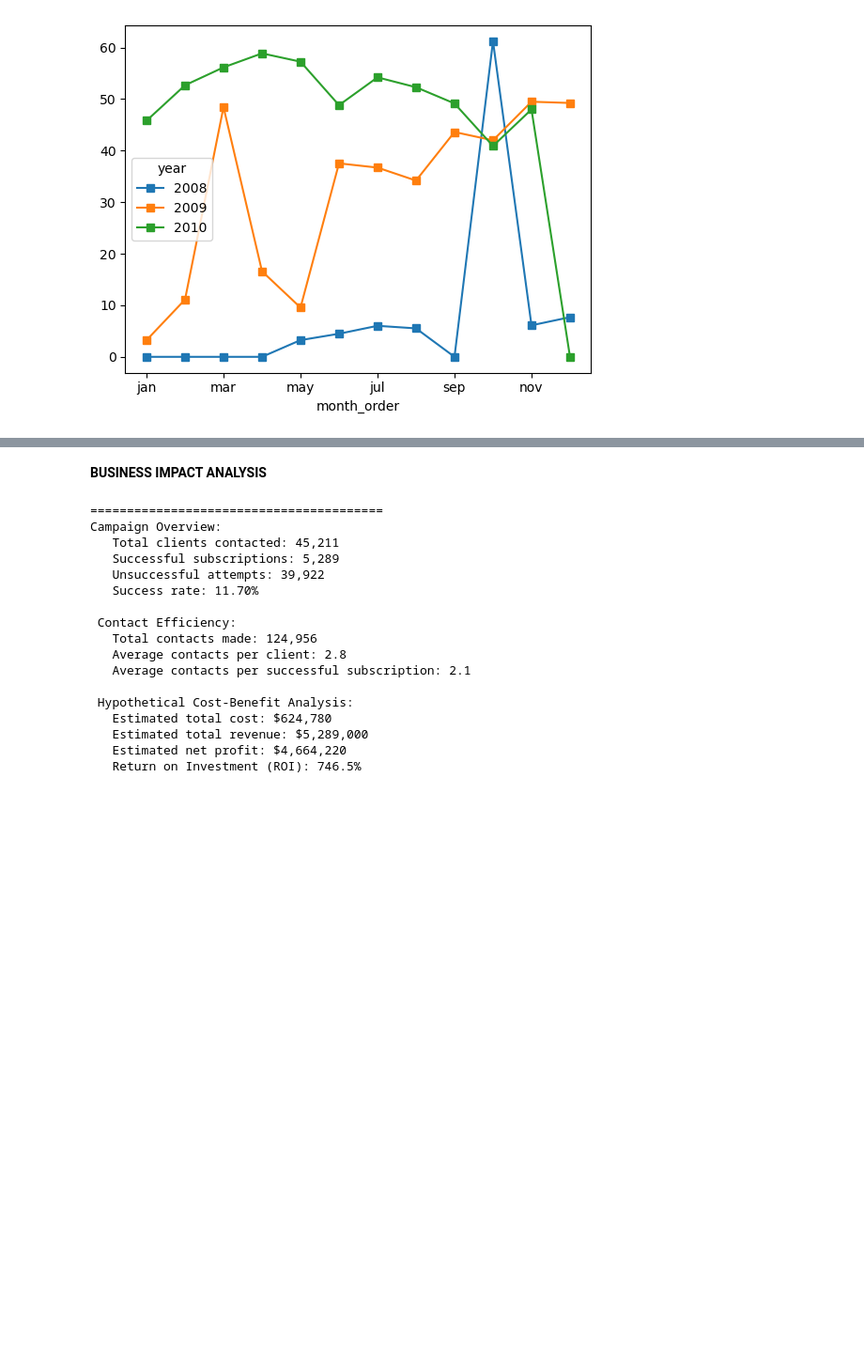
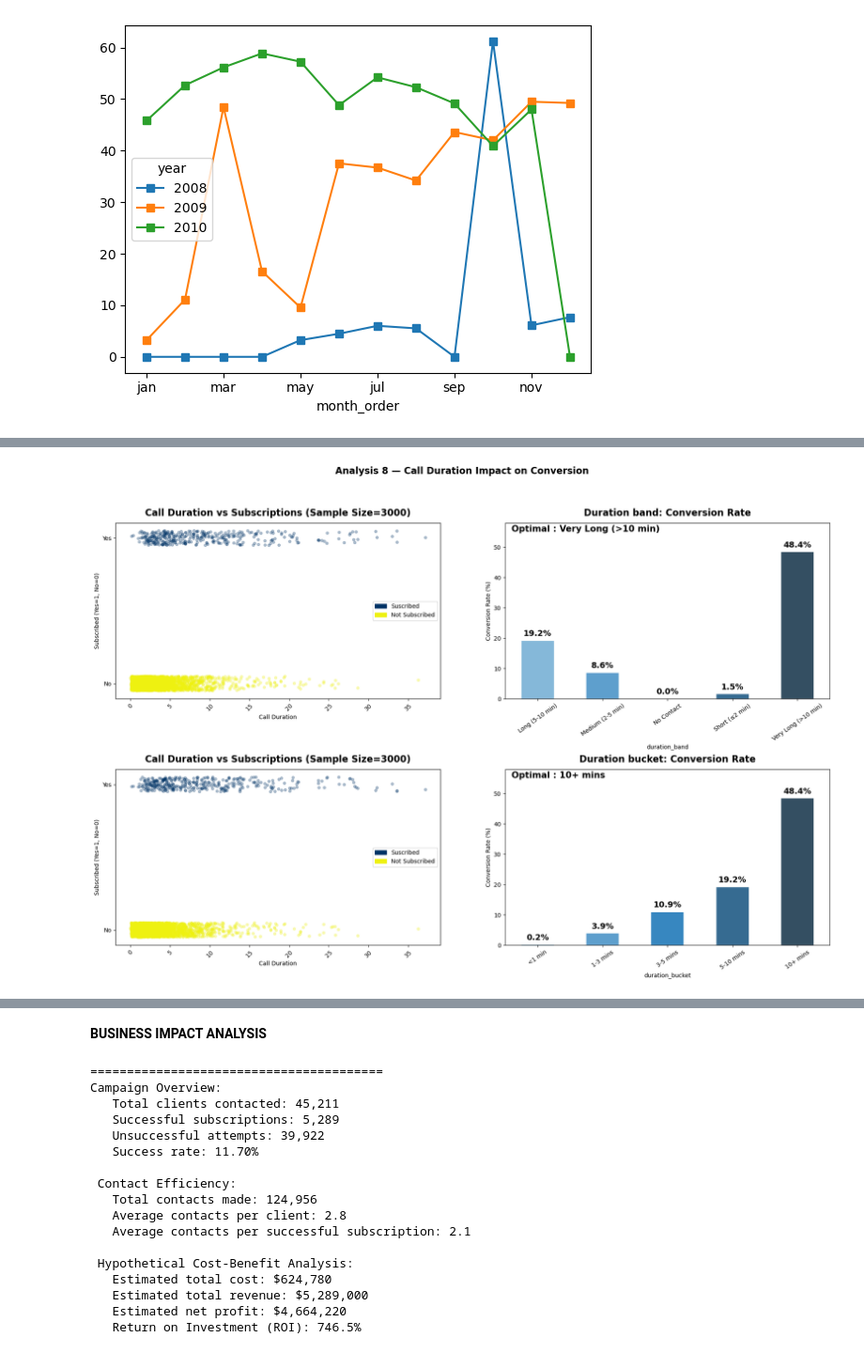
Before and after one commit to annugit1655/Bank-TeleMarketing, a Jupyter notebook: notebooks/02-bivariate-correlation-analysis.ipynb, the cells around one changed output, grey strips where cells are left out. Shown at 94% size. Cells and saved outputs as stored; diff of their text form; code cells hidden in the pictures; blank space fills up the shorter version.

Commit message:
duration_analysis

```diff
--- a/notebooks/02-bivariate-correlation-analysis.ipynb
+++ b/notebooks/02-bivariate-correlation-analysis.ipynb
@@ -726,0 +711,16 @@ By Number of Contacts in Current Campaign:
+# %%
+# Call Duration in Minutes
+data['duration_mins'] = (data['duration'] / 60).round(2)
+
+# Duration Buckets
+data['duration_bucket'] = pd.cut(
+    data['duration'],
+    bins=[0, 60, 180, 300, 600, 99999],
+    labels=['<1 min', '1-3 mins', '3-5 mins', '5-10 mins', '10+ mins']
+)
+duration_conversion = data.groupby('duration_bucket', observed=True)['term_deposit'].apply(lambda x: (x=='yes').mean()*100)
+
+display_md(f"**By Call Duration Buckets:**")
+for duration_call, rates in duration_conversion.items():
+    count = (data['duration_bucket'] == duration_call).sum()
+    print(f"  {duration_call}: {rates:.1f}% ({count:,} clients)")
@@ -726,0 +734,68 @@ By Number of Contacts in Current Campaign:
+# %%
+# Visualize both duration_band and duration_bucket to determine which segmentation better captures customer behavior.
+
+from matplotlib.font_manager import FontProperties
+from matplotlib.patches import Patch
+fig, ax = plt.subplots(2, 2, figsize=(18, 12))
+ax = ax.flatten()
+
+for i, col in enumerate(['duration_band', 'duration_bucket']):
+
+    summary = (data.groupby(col)['term_deposit']
+                 .value_counts()
+                 .unstack(fill_value=0))
+
+    summary = summary.rename(columns={'yes':'converted',
+                                      'no':'not_converted'})
+
+    summary['total'] = summary.sum(axis=1)
+    summary['conversion_rate'] = 100 * summary['converted'] / summary['total']
+
+    # ---------------- Left: Scatter Plot ----------------------------------------
+    sample_df = data.sample(n=3000, random_state=42)    # Sample for readability
+    ax[2*i].scatter(sample_df['duration']/60, sample_df['term_deposit_numeric']+np.random.uniform(-0.05, 0.05, len(sample_df)),
+                  c=['#003366' if y==1 else "#eef110" for y in sample_df['term_deposit_numeric']],
+                  alpha=0.3, s=20)
+
+
+    ax[2*i].set_title('Call Duration vs Subscriptions (Sample Size=3000)', fontsize=16, fontweight='bold', y=1.02)
+    ax[2*i].set_ylabel('Subscribed (Yes=1, No=0)')
+    ax[2*i].set_xlabel("Call Duration")
+    ax[2*i].tick_params(axis='x', rotation=45)
+    ax[2*i].set_yticks([0, 1])
+    ax[2*i].set_yticklabels(['No', 'Yes'])
+    legend_elements = [
+        Patch(color='#003366', label='Suscribed'),
+        Patch(color='#eef110', label='Not Subscribed')
+    ]
+    ax[2*i].legend(handles=legend_elements)
+
+    #ax[2*i].legend(title='Outcome', title_fontproperties=FontProperties(weight='bold', size=14), fontsize=12)
+
+    # ---------------- Right: Conversion rate ----------------
+    colors = sns.color_palette("Blues_d", len(summary))
+    optimal_duration = summary['conversion_rate'].idxmax()
+
+    summary['conversion_rate'].plot(
+        kind='bar',
+        ax=ax[2*i+1],
+        color=colors
+    )
+    # Annotate bars
+    for j, (_, rates) in enumerate(summary['conversion_rate'].items()):
+        ax[2*i+1].text(j, rates+1, f"{rates:.1f}%", fontsize=14, fontweight='bold', ha='center', va='bottom')
+
+    ax[2*i+1].text(0.02, 0.95, f"Optimal : {optimal_duration}", transform=ax[2*i+1].transAxes, fontsize=15, fontweight='bold')
+
+    ax[2*i+1].set_title(f'{col.replace("_", " ").replace(".", " ").capitalize()}: Conversion Rate', fontsize=16, fontweight='bold', y=1.02)
+    ax[2*i+1].set_ylabel('Conversion Rate (%)')
+    ax[2*i+1].set_ylim(0, summary['conversion_rate'].max() * 1.2)
+    ax[2*i+1].tick_params(axis='x', rotation=35)
+
+fig.suptitle('Analysis 8 — Call Duration Impact on Conversion', fontsize=16, fontweight='bold', y=1.04)
+
+plt.tight_layout()
+plt.subplots_adjust(wspace=0.2, hspace=0.4)
+plt.show()
+# %% [output]
+[figure, added]
```
Also changed, not shown: parts of 12 cells of this notebook.
